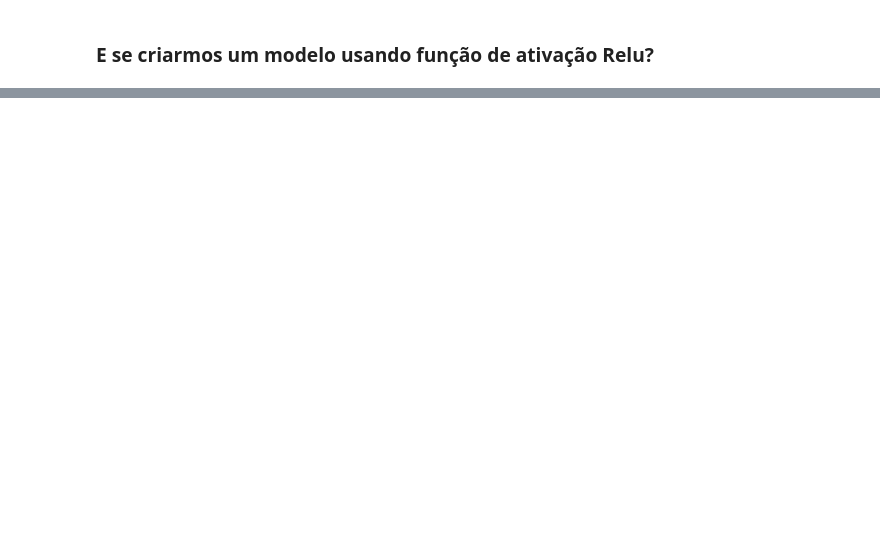
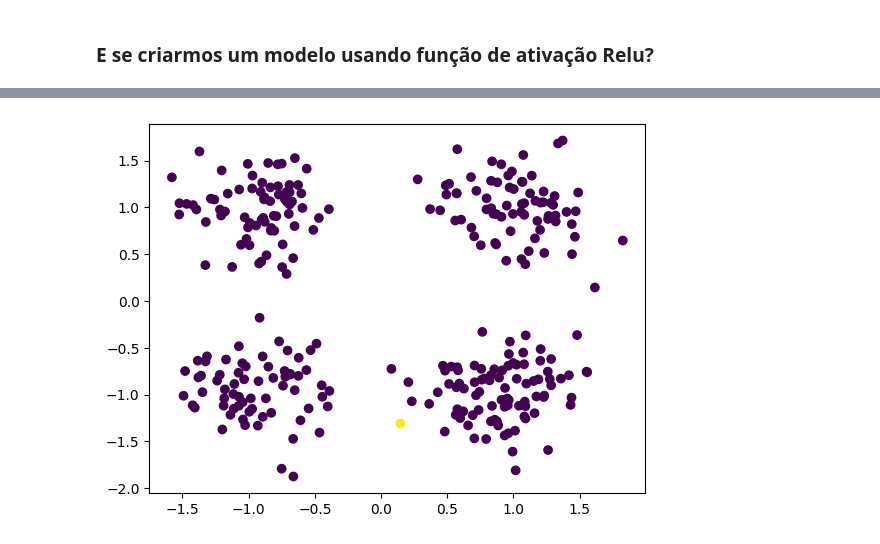
Before and after one commit to JoaoFrossardPestana/DIO1, a Jupyter notebook: analytics-descriptive-and-predictive/Aula 01 - Introducao Redes Neurais.ipynb, the cells around one changed output, grey strips where cells are left out. Cells and saved outputs as stored; diff of their text form; code cells hidden in the pictures; blank space fills up the shorter version.

```diff
--- a/analytics-descriptive-and-predictive/Aula 01 - Introducao Redes Neurais.ipynb
+++ b/analytics-descriptive-and-predictive/Aula 01 - Introducao Redes Neurais.ipynb
@@ -282,0 +293,5 @@ plt.show() #exibe gráfico
+# %%
+Y_eval_mlp_for_plot = np.argmax(model.predict(X_test), axis=1)
+plt.scatter(X_test[:, 0], X_test[:, 1], c=abs(Y_test-Y_eval_mlp_for_plot)) # exibe pontos para coordenadas em X_Test definindo as cores a partir dos dados em Y_teste plt.show() #exibe gráfico
+plt.show() #exibe gráfico
+# %% [output]
@@ -283,3 +299,4 @@ plt.show() #exibe gráfico
+[figure, added]
 # %%
 #para verificarmos os limites entre os conjuntos de classificação
 #vamos criar um conjunto com muitos pontos gerados aleatóriamente
```
Also changed, not shown: parts of 19 cells of this notebook.
